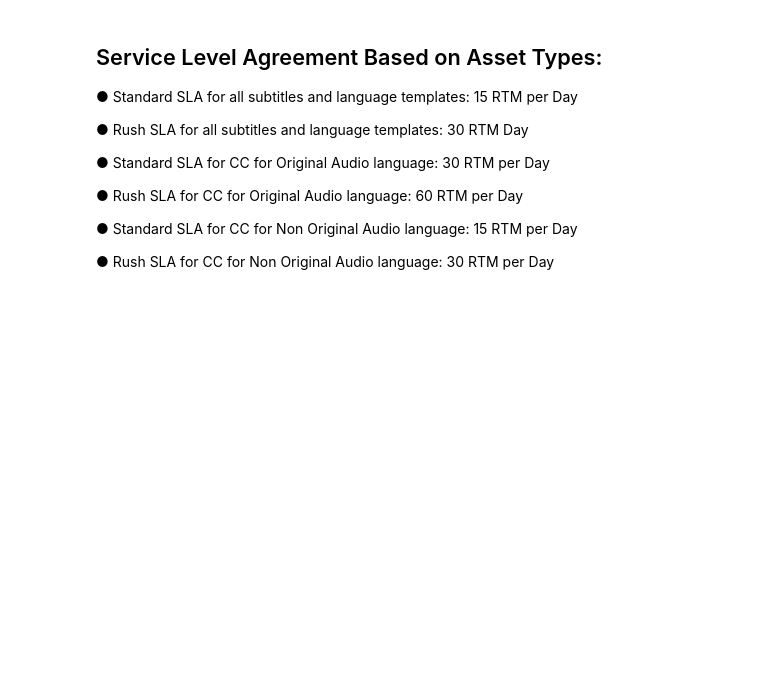
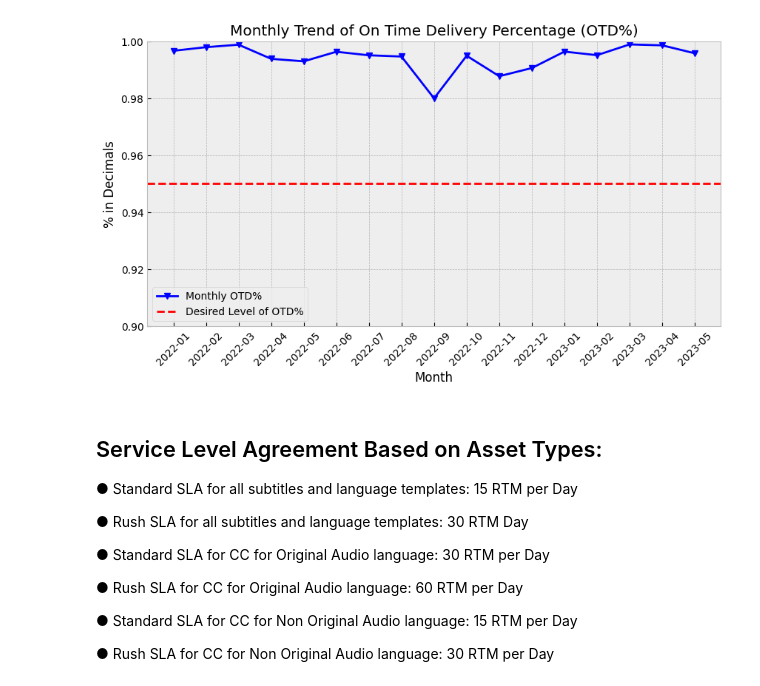
Before and after one commit to offthemenu/tatMultiplierProject, a Jupyter notebook: Processing/dataProcessing.ipynb, the cells around one changed output. Saved outputs shown, nothing was run; the diff lists cells and outputs as text; code cells hidden in the pictures; blank space fills up the shorter version.

```diff
--- a/Processing/dataProcessing.ipynb
+++ b/Processing/dataProcessing.ipynb
@@ -22,21 +22,23 @@ df['submit_month'] = df['submit_date'].dt.to_period('M')
 # %%
 origination_by_month = df[["on_time", "submit_month"]].groupby(by="submit_month").mean().reset_index()
 # %%
-# fig, ax = plt.subplots(figsize = (10,5))
-# plt.style.use('bmh')
+fig, ax = plt.subplots(figsize = (10,5))
+plt.style.use('bmh')
 
-# ax.plot(origination_by_month["submit_month"].astype("str"), origination_by_month["on_time"], marker="v", label="Monthly OTD%", color="blue")
+ax.plot(origination_by_month["submit_month"].astype("str"), origination_by_month["on_time"], marker="v", label="Monthly OTD%", color="blue")
 
 
-# ax.set_ylim(0.9, 1)
-# ax.axhline(y=0.95, color='red', linestyle='--', label="Desired Level of OTD%")
-# ax.set_title("Monthly Trend of On Time Delivery Percentage (OTD%)")
-# ax.set_xlabel("Month")
-# ax.set_ylabel("% in Decimals")
+ax.set_ylim(0.9, 1)
+ax.axhline(y=0.95, color='red', linestyle='--', label="Desired Level of OTD%")
+ax.set_title("Monthly Trend of On Time Delivery Percentage (OTD%)")
+ax.set_xlabel("Month")
+ax.set_ylabel("% in Decimals")
 
-# plt.xticks(rotation=45)
-# plt.legend()
-# plt.show()
+plt.xticks(rotation=45)
+plt.legend()
+plt.show()
+# %% [output]
+[figure, added]
 # %%
 import random
 import string
```
Also changed, not shown: parts of 7 cells of this notebook, 3 other files.
